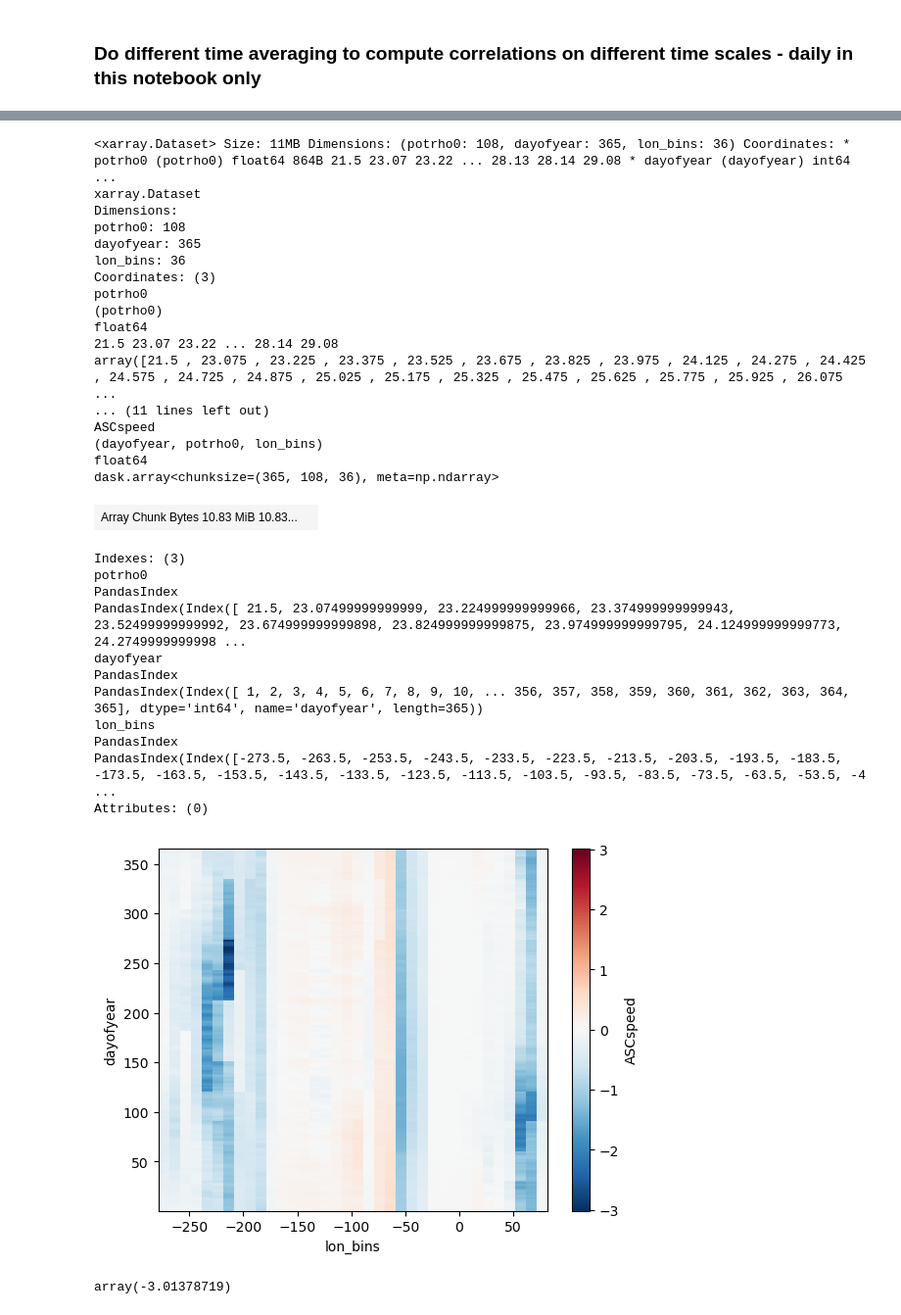
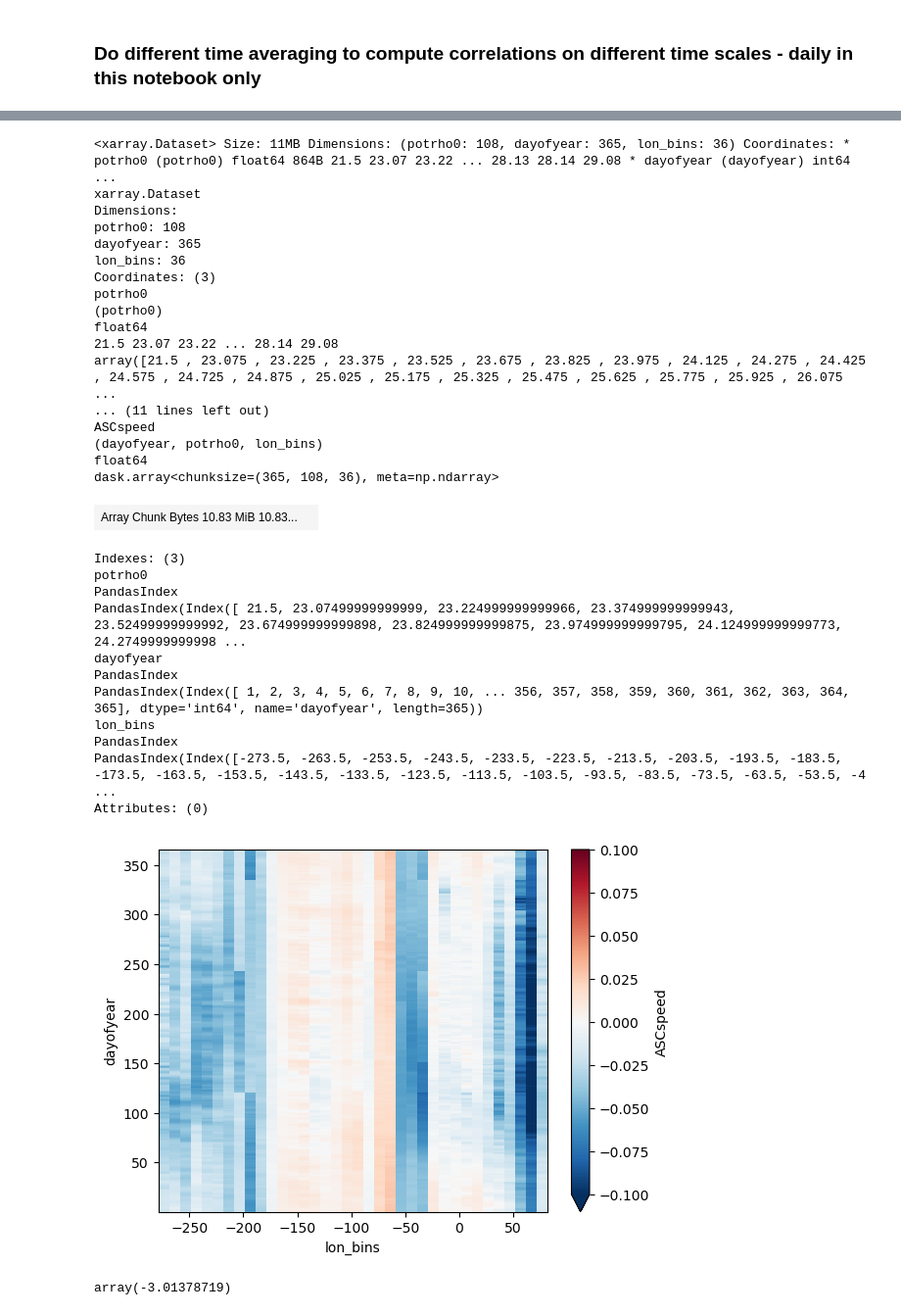
Before and after one commit to willaguiar/ASC_and_heat_transport, a Jupyter notebook: Jupyter/Fig3_corr_withdaily.ipynb, the cells around one changed output, grey strips where cells are left out. Shown at 98% size. Saved outputs shown, nothing was run; the diff lists cells and outputs as text; code cells hidden in the pictures.

Commit message:
updated daily correlations with corrected weighting

```diff
--- a/Jupyter/Fig3_corr_withdaily.ipynb
+++ b/Jupyter/Fig3_corr_withdaily.ipynb
@@ -99,3 +92,0 @@ u_along_da_months.load();
-# %%
-u_along_daily = xr.open_mfdataset('/g/data/v45/wf4500/ASC_project_files/DailyU_climatology_rho_10deg_bins.nc')
-u_along_daily
@@ -292,37 +309,41 @@ Text(0.5, 1.0, 'DSW')
 # %%
 ## missing times in ASC speed in CDW layer
 #u_along_daily
-((daily_age_mask.CDW_mask*u_along_daily* vol_bins_daily_clim.volume).mean('potrho0')/vol_bins_daily_clim.mean('potrho0').volume).ASCspeed.plot()
-u_along_daily
+#((daily_age_mask.CDW_mask*u_along_daily* vol_bins_daily_clim.volume).mean('potrho0')/vol_bins_daily_clim.mean('potrho0').volume)\
+#    .ASCspeed.plot(vmax = 2, vmin = -2, cmap = 'RdBu_r')
+((daily_age_mask.CDW_mask*u_along_daily* vol_bins_daily_clim.volume).mean('potrho0')\
+ /(daily_age_mask.CDW_mask*vol_bins_daily_clim).mean('potrho0').volume)\
+    .ASCspeed.plot(vmax = 0.1, vmin = -0.1, cmap = 'RdBu_r')
+u_along_daily ## corrected weighting
 # %% [output]
 <xarray.Dataset> Size: 11MB Dimensions: (potrho0: 108, dayofyear: 365, lon_bins: 36) Coordinates: * potrho0 (potrho0) float64 864B 21.5 23.07 23.22 ... 28.13 28.14 29.08 * dayofyear (dayofyear) int64  ...
 xarray.Dataset
 Dimensions:
 potrho0: 108
 dayofyear: 365
 lon_bins: 36
 Coordinates: (3)
 potrho0
 (potrho0)
 float64
 21.5 23.07 23.22 ... 28.14 29.08
 array([21.5 , 23.075 , 23.225 , 23.375 , 23.525 , 23.675 , 23.825 , 23.975 , 24.125 , 24.275 , 24.425 , 24.575 , 24.725 , 24.875 , 25.025 , 25.175 , 25.325 , 25.475 , 25.625 , 25.775 , 25.925 , 26.075 ...
 ... (11 lines left out)
 ASCspeed
 (dayofyear, potrho0, lon_bins)
 float64
 dask.array<chunksize=(365, 108, 36), meta=np.ndarray>
 | Array Chunk Bytes 10.83 MiB 10.83... |  |
 Indexes: (3)
 potrho0
 PandasIndex
 PandasIndex(Index([ 21.5, 23.07499999999999, 23.224999999999966, 23.374999999999943, 23.52499999999992, 23.674999999999898, 23.824999999999875, 23.974999999999795, 24.124999999999773, 24.2749999999998 ...
 dayofyear
 PandasIndex
 PandasIndex(Index([ 1, 2, 3, 4, 5, 6, 7, 8, 9, 10, ... 356, 357, 358, 359, 360, 361, 362, 363, 364, 365], dtype='int64', name='dayofyear', length=365))
 lon_bins
 PandasIndex
 PandasIndex(Index([-273.5, -263.5, -253.5, -243.5, -233.5, -223.5, -213.5, -203.5, -193.5, -183.5, -173.5, -163.5, -153.5, -143.5, -133.5, -123.5, -113.5, -103.5, -93.5, -83.5, -73.5, -63.5, -53.5, -4 ...
 Attributes: (0)
-[figure, old version]
+[figure, new version]
 # %%
```
Also changed, not shown: parts of 40 cells of this notebook.
